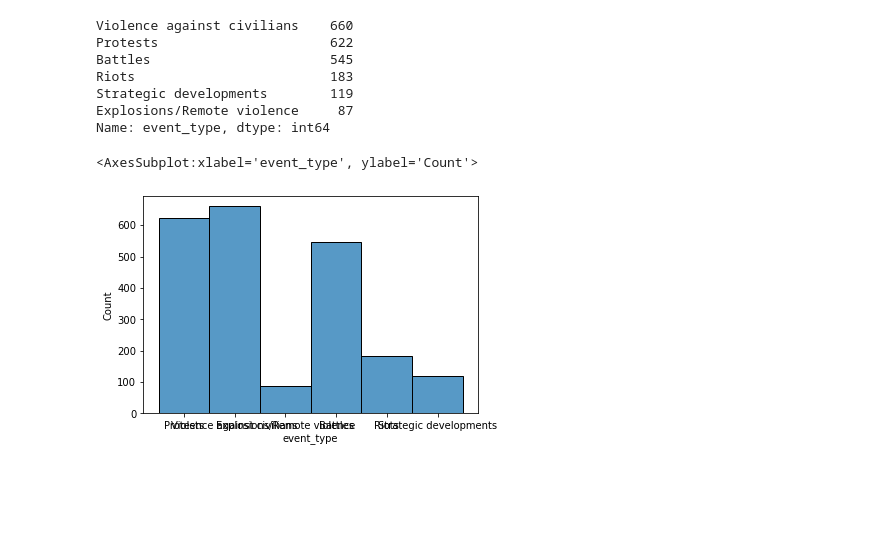
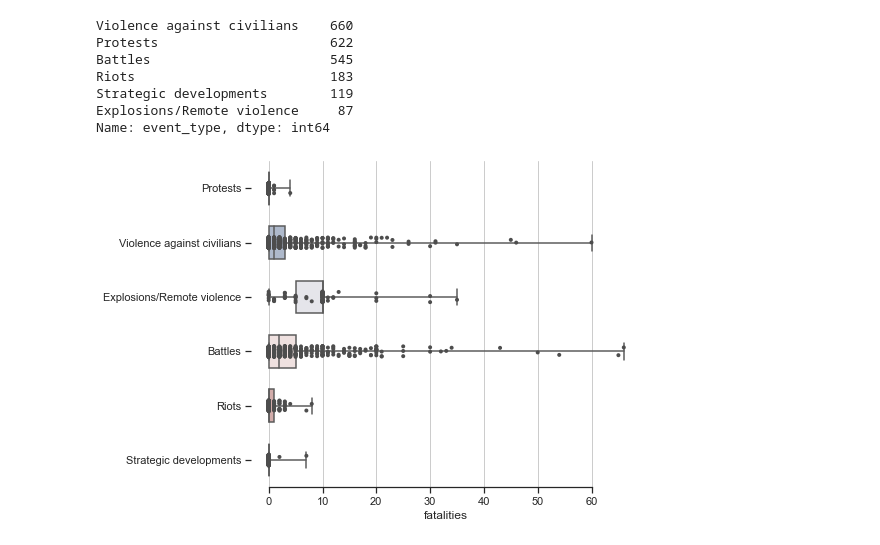
Before and after one commit to billyotieno/365daysofcode, a Jupyter notebook: 365daysofanalytics/acled_crisis_analysis/crisis_analysis_nig.ipynb, the cells around one changed output. Saved outputs shown, nothing was run; the diff lists cells and outputs as text; code cells hidden in the pictures; blank space fills up the shorter version.

```diff
--- a/365daysofanalytics/acled_crisis_analysis/crisis_analysis_nig.ipynb
+++ b/365daysofanalytics/acled_crisis_analysis/crisis_analysis_nig.ipynb
@@ -64,7 +60,19 @@ Strategic developments        119
 Explosions/Remote violence     87
 Name: event_type, dtype: int64
 # %%
-sns.histplot(data=acled_data, x='event_type')
+sns.set_theme(style="ticks")
+
+f, ax = plt.subplots(figsize=(7,6))
+
+sns.boxplot(x='fatalities', y='event_type', data=acled_data, whis=[0,100],
+           width=.6, palette="vlag")
+
+sns.stripplot(x="fatalities", y="event_type", data=acled_data, size=4,
+             color=".3", linewidth=0)
+
+#Visual tweak, to make presentation visual
+ax.xaxis.grid(True)
+ax.set(ylabel="")
+sns.despine(trim=True, left=True)
 # %% [output]
-<AxesSubplot:xlabel='event_type', ylabel='Count'>
-[figure, old version]
+[figure, new version]
```
Also changed, not shown: parts of 9 cells of this notebook.
